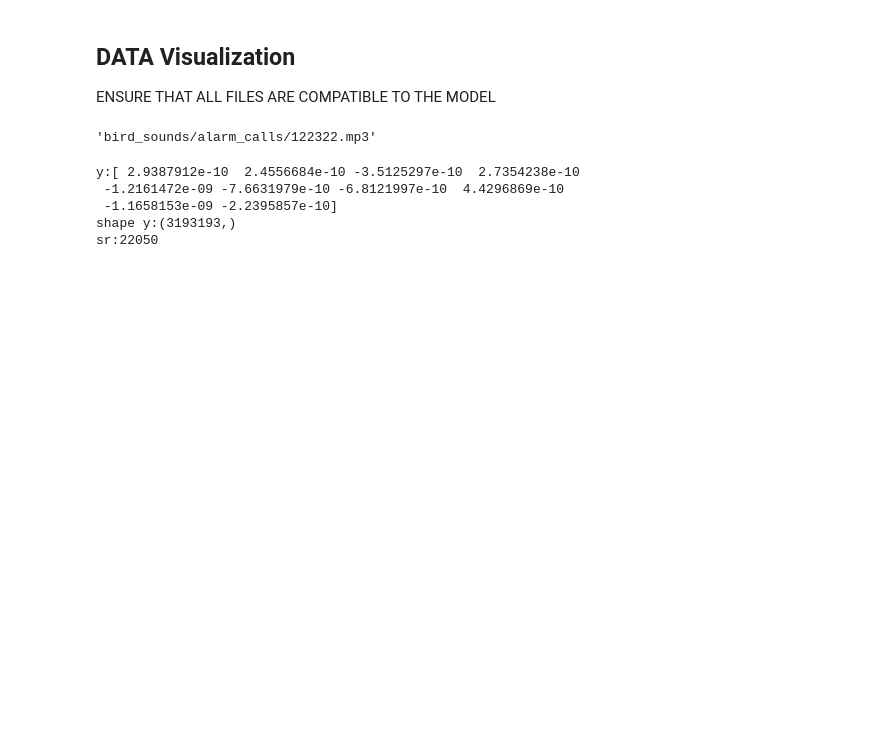
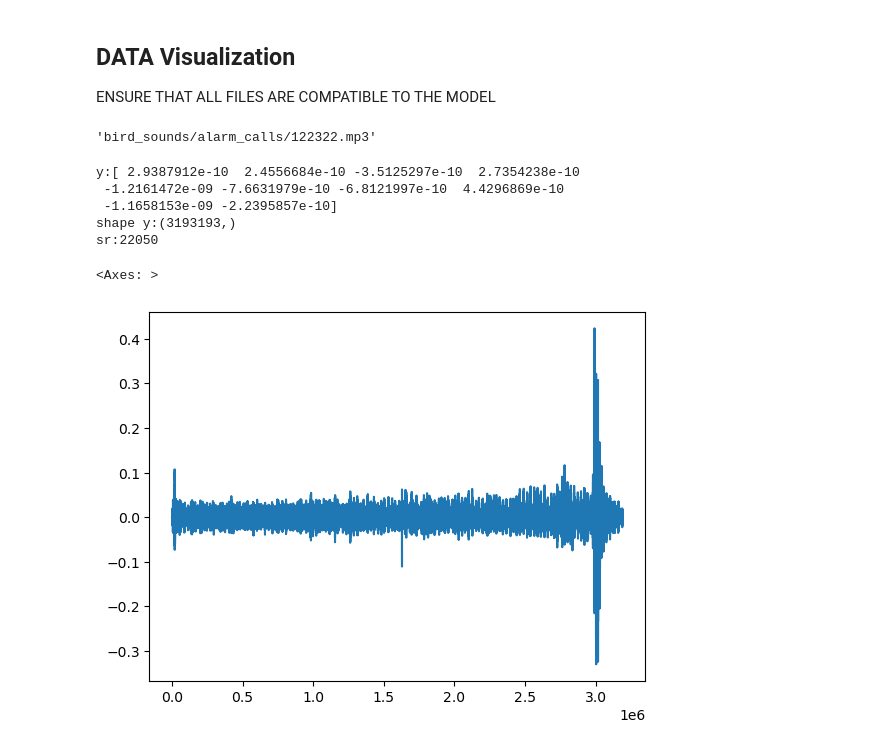
Before and after one commit to baliddeki/Bird-Behavior-ML-Project, a Jupyter notebook: data_cleaning.ipynb, the cells around one changed output. Cells and saved outputs as stored; diff of their text form; code cells hidden in the pictures; blank space fills up the shorter version.

Commit message:
display the visual representation of thr alarm call

```diff
--- a/data_cleaning.ipynb
+++ b/data_cleaning.ipynb
@@ -113,3 +113,10 @@ y:[ 2.9387912e-10  2.4556684e-10 -3.5125297e-10  2.7354238e-10
  -1.1658153e-09 -2.2395857e-10]
 shape y:(3193193,)
 sr:22050
+# %%
+# plotting the numpy array of the audio
+pd.Series(y).plot(figsize = (10, 5), lw=1
+                 title = ma)
+# %% [output]
+<Axes: >
+[figure, added]
```
